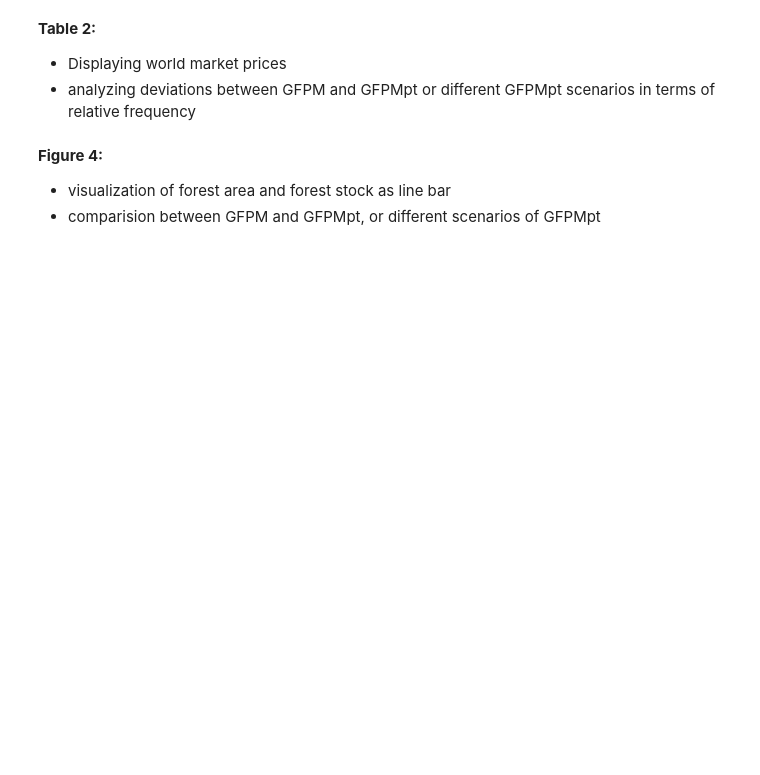
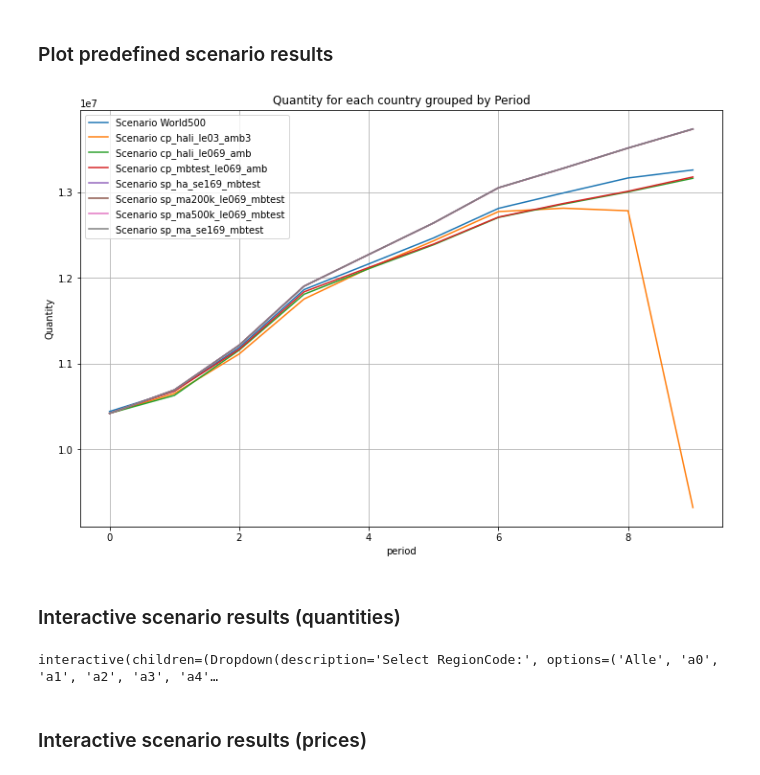
Before and after one commit to paulrougieux/TiMBA_Charts, a Jupyter notebook: analyse.ipynb, the cells around one changed output. Saved outputs shown, nothing was run; the diff lists cells and outputs as text; code cells hidden in the pictures; blank space fills up the shorter version.

Commit message:
read and plot pkl files

```diff
--- a/analyse.ipynb
+++ b/analyse.ipynb
@@ -59,8 +19,0 @@ test1
-# %% [markdown]
-**Table 2:**
-- Displaying world market prices
-- analyzing deviations between GFPM and GFPMpt or different GFPMpt scenarios in terms of relative frequency
-# %% [markdown]
-**Figure 4:**
-- visualization of forest area and forest stock as line bar
-- comparision between GFPM and GFPMpt, or different scenarios of GFPMpt
@@ -68,0 +20,60 @@ test1
+# %%
+import_pkl = import_pkl_data()
+data, data_results = import_pkl.combined_data()
+# %% [markdown]
+### Plot predefined scenario results
+# %%
+#data = import_pkl.julias_data()
+data = data_results#data["results"]
+
+sc_plot = sc_plot()
+sc_plot.predefined_plot(data)
+# %% [output]
+[figure, added]
+# %% [markdown]
+### Interactive scenario results (quantities)
+# %%
+def update_plot_data(region_code, model, id_value, domain, commodity_code):
+    region_code_filter = [region_code] if region_code != 'Alle' else data['RegionCode'].unique()
+    model_filter = [model] if model != 'Alle' else data['Model'].unique()
+    id_filter = [id_value] if id_value != 'Alle' else data['ID'].unique()
+    domain_filter = [domain] if domain != 'Alle' else data['domain'].unique()
+    commodity_code_filter = [commodity_code] if commodity_code != 'Alle' else data['CommodityCode'].unique()
+
+    filtered_data = data[
+        (data['RegionCode'].isin(region_code_filter)) &
+        (data['Model'].isin(model_filter)) &
+        (data['ID'].isin(id_filter)) &
+        (data['domain'].isin(domain_filter)) &
+        (data['CommodityCode'].isin(commodity_code_filter))
+    ]
+
+    grouped_data = filtered_data.groupby(['Period', 'Scenario']).sum().reset_index()
+
+    plt.figure(figsize=(12, 8))
+
+    for price_value in grouped_data['Scenario'].unique():
+        subset = grouped_data[grouped_data['Scenario'] == price_value]
+        plt.plot(subset['Period'], subset['quantity'], label=f'M: {price_value}')
+
+    plt.title(f'quantity for each Period - RegionCode: {region_code}, Model: {model}, ID: {id_value}, Domain: {domain}, CommodityCode: {commodity_code}')
+    plt.xlabel('period')
+    plt.ylabel('quantity')
+    plt.legend()
+    plt.grid(True)
+    plt.show()
+
+region_dropdown, model_dropdown, id_dropdown, domain_dropdown, commodity_code_dropdown = sc_plot.drop_down(data=data)
+interactive_plot_update = widgets.interactive(
+    update_plot_data,
+    region_code=region_dropdown,
+    model=model_dropdown,
+    id_value=id_dropdown,
+    domain=domain_dropdown,
+    commodity_code=commodity_code_dropdown
+)
+display(interactive_plot_update)
+# %% [output]
+interactive(children=(Dropdown(description='Select RegionCode:', options=('Alle', 'a0', 'a1', 'a2', 'a3', 'a4'…
+# %% [markdown]
+### Interactive scenario results (prices)
```
Also changed, not shown: parts of 16 cells of this notebook, 11 other files.
